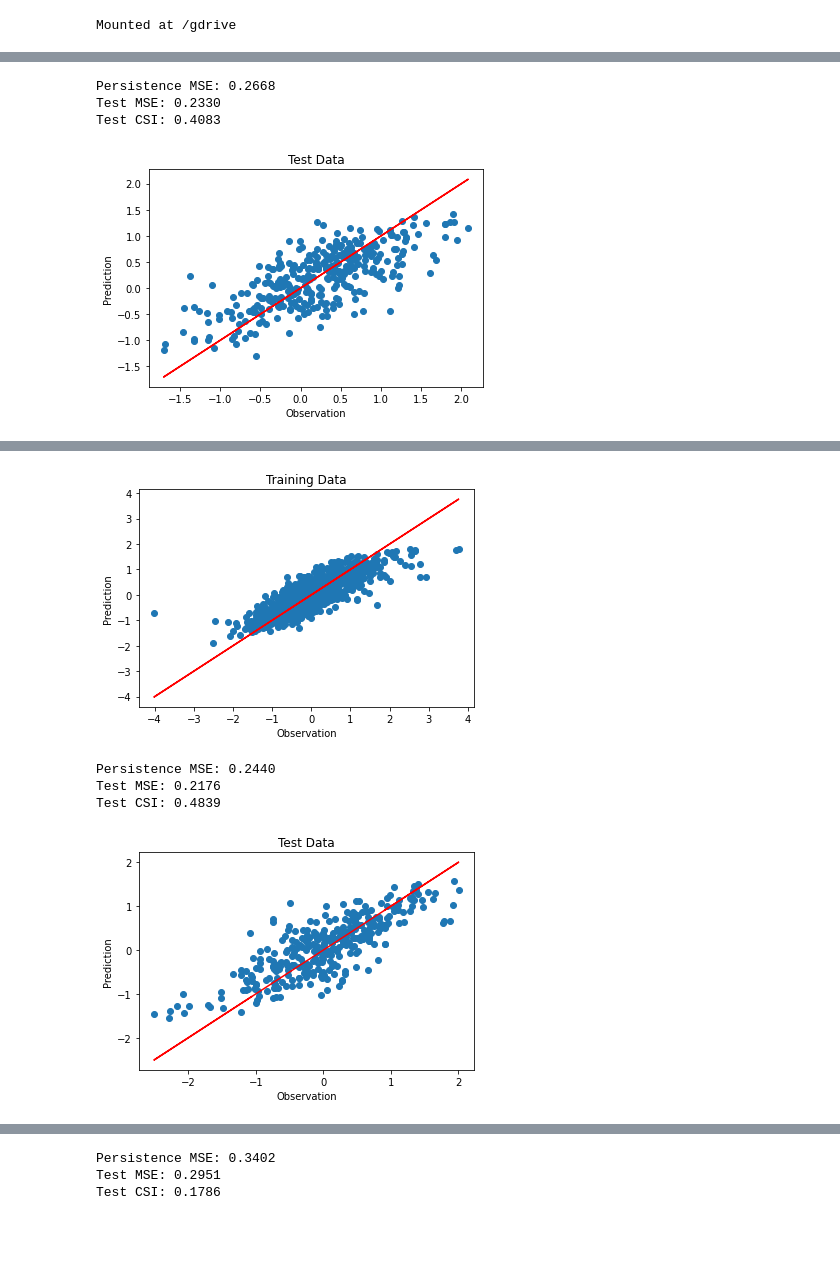
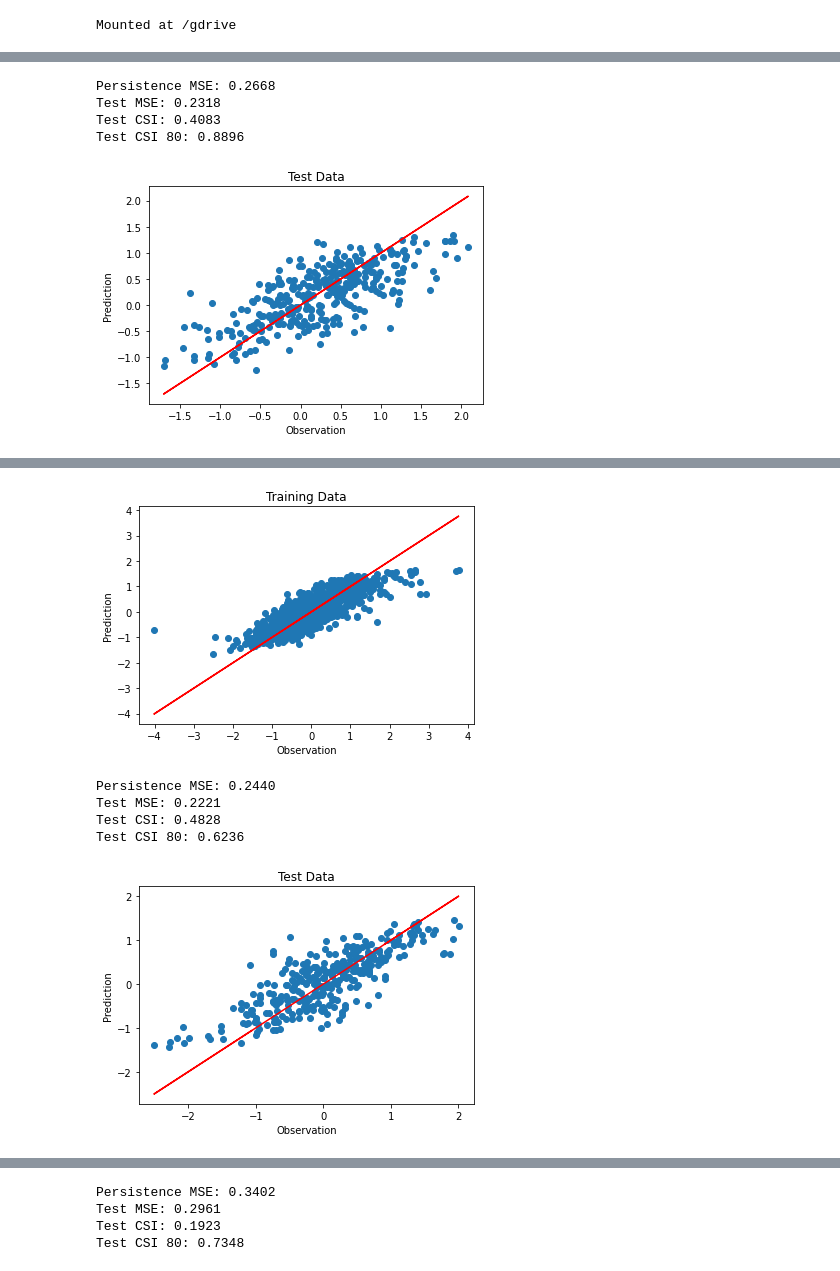
Before and after one commit to ding05/graphwaves_dgl, a Jupyter notebook: train_fcn.ipynb, the cells around one changed output, grey strips where cells are left out. Saved outputs shown, nothing was run; the diff lists cells and outputs as text; code cells hidden in the pictures; blank space fills up the shorter version.

```diff
--- a/train_fcn.ipynb
+++ b/train_fcn.ipynb
@@ -68,7 +68,7 @@ optimizer = 'SGD'
 learning_rate = 0.01
 momentum = 0.9
 weight_decay = 0.01
-l1_ratio = 0.5
+l1_ratio = 1
 regularization = 'EN' + str(l1_ratio) + str(weight_decay)
 drop_out_rate = 0
 batch_size = 64
@@ -105,6 +105,7 @@ for lead_time in [1]:
     all_persist_mse = []
     all_test_mse = []
     all_test_csi = []
+    all_test_csi_80 = []
 
     for loc in list(arrays.keys()):
 
@@ -168,8 +169,8 @@ for lead_time in [1]:
                 epoch_loss /= len(x_train) // batch_size
                 print('Epoch [{}/{}], Avg Loss: {:.4f},  Val MSE: {:.4f}'.format(epoch+1, num_train_epochs, epoch_loss, val_mse))
 
-            with torch.no_grad():
-                y_pred = model(x_train)
+        with torch.no_grad():
+            y_pred = model(x_train)
 
         plt.scatter(y_train, y_pred)
         x = y_train
@@ -192,6 +193,11 @@ for lead_time in [1]:
         test_pos = [[pred_pos[i], y_test_pos[i]] for i in range(len(y_pred))]
         test_csi = test_pos.count([np.array([True]), np.array([True])]) / (test_pos.count([np.array([True]), np.array([True])]) + test_pos.count([np.array([True]), np.array([False])]) + test_pos.count([np.array([False]), np.array([True])]))
         print('Test CSI: {:.4f}'.format(test_csi))
+        pred_pos = [float(i) > threshold_low for i in y_pred]
+        y_test_pos = [float(i) > threshold_low for i in y_test]
+        test_pos = [[pred_pos[i], y_test_pos[i]] for i in range(len(y_pred))]
+        test_csi_80 = test_pos.count([np.array([True]), np.array([True])]) / (test_pos.count([np.array([True]), np.array([True])]) + test_pos.count([np.array([True]), np.array([False])]) + test_pos.count([np.array([False]), np.array([True])]))
+        print('Test CSI 80: {:.4f}'.format(test_csi_80))
 
         plt.scatter(y_test, y_pred)
         x = y_test
@@ -206,5 +212,6 @@ for lead_time in [1]:
         all_persist_mse.append(persist_mse)
         all_test_mse.append(test_mse)
         all_test_csi.append(test_csi)
+        all_test_csi_80.append(test_csi_80)
 # %% [output]
 Location: mg
@@ -228,5 +235,6 @@ Epoch [400/400], Avg Loss: 0.3159,  Val MSE: 0.2330
 Persistence MSE: 0.2668
-Test MSE: 0.2330
+Test MSE: 0.2318
 Test CSI: 0.4083
+Test CSI 80: 0.8896
-[figure, old version]
+[figure, new version]
 Location: si
@@ -249,6 +257,7 @@ Epoch [400/400], Avg Loss: 0.2512,  Val MSE: 0.2176
-[figure, old version]
+[figure, new version]
 Persistence MSE: 0.2440
-Test MSE: 0.2176
-Test CSI: 0.4839
+Test MSE: 0.2221
+Test CSI: 0.4828
+Test CSI 80: 0.6236
-[figure, old version]
+[figure, new version]
 Location: f
@@ -272,3 +281,4 @@ Epoch [400/400], Avg Loss: 0.3355,  Val MSE: 0.2951
 Persistence MSE: 0.3402
-Test MSE: 0.2951
-Test CSI: 0.1786
+Test MSE: 0.2961
+Test CSI: 0.1923
+Test CSI 80: 0.7348
```
Also changed, not shown: parts of 2 cells of this notebook.
